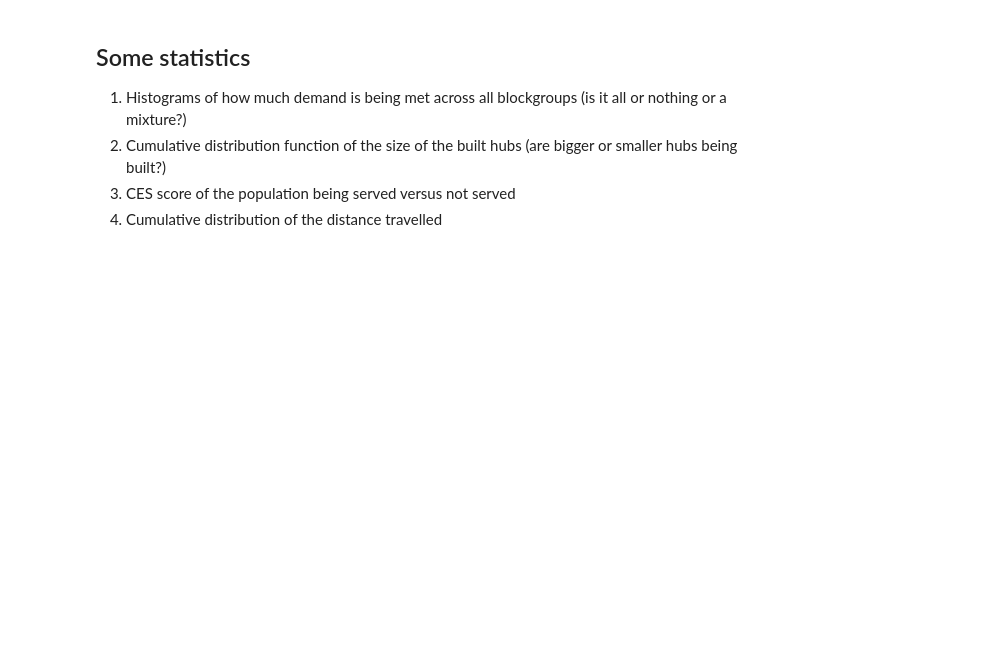
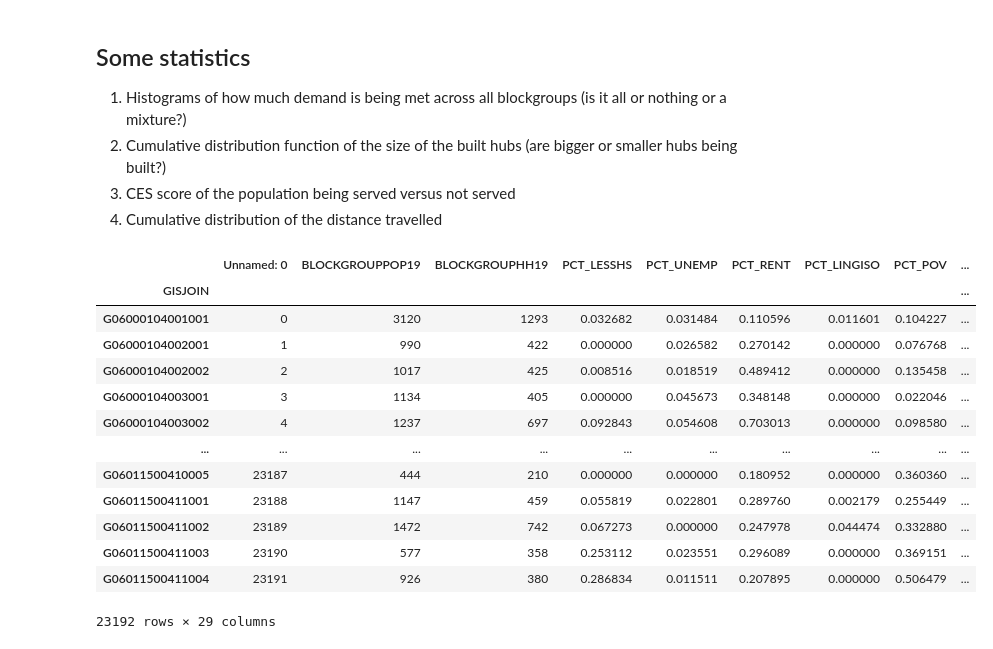
Before and after one commit to PSEHE/sgc-deployment-scenarios, a Jupyter notebook: demand_max.ipynb, the cells around one changed output. Saved outputs shown, nothing was run; the diff lists cells and outputs as text; code cells hidden in the pictures; blank space fills up the shorter version.

```diff
--- a/demand_max.ipynb
+++ b/demand_max.ipynb
@@ -205,5 +225,24 @@ fig_map.show()
 2. Cumulative distribution function of the size of the built hubs (are bigger or smaller hubs being built?)
 3. CES score of the population being served versus not served
 4. Cumulative distribution of the distance travelled
+# %%
+# blockgroup_df_local
+bg_ces_df
+# = blockgroup_df_local.merge(bg_ces_df,on="GISJOIN")
+# %% [output]
+|  | Unnamed: 0 | BLOCKGROUPPOP19 | BLOCKGROUPHH19 | PCT_LESSHS | PCT_UNEMP | PCT_RENT | PCT_LINGISO | PCT_POV | ... |
+| GISJOIN |  |  |  |  |  |  |  |  | ... |
+| G06000104001001 | 0 | 3120 | 1293 | 0.032682 | 0.031484 | 0.110596 | 0.011601 | 0.104227 | ... |
+| G06000104002001 | 1 | 990 | 422 | 0.000000 | 0.026582 | 0.270142 | 0.000000 | 0.076768 | ... |
+| G06000104002002 | 2 | 1017 | 425 | 0.008516 | 0.018519 | 0.489412 | 0.000000 | 0.135458 | ... |
+| G06000104003001 | 3 | 1134 | 405 | 0.000000 | 0.045673 | 0.348148 | 0.000000 | 0.022046 | ... |
+| G06000104003002 | 4 | 1237 | 697 | 0.092843 | 0.054608 | 0.703013 | 0.000000 | 0.098580 | ... |
+| ... | ... | ... | ... | ... | ... | ... | ... | ... | ... |
+| G06011500410005 | 23187 | 444 | 210 | 0.000000 | 0.000000 | 0.180952 | 0.000000 | 0.360360 | ... |
+| G06011500411001 | 23188 | 1147 | 459 | 0.055819 | 0.022801 | 0.289760 | 0.002179 | 0.255449 | ... |
+| G06011500411002 | 23189 | 1472 | 742 | 0.067273 | 0.000000 | 0.247978 | 0.044474 | 0.332880 | ... |
+| G06011500411003 | 23190 | 577 | 358 | 0.253112 | 0.023551 | 0.296089 | 0.000000 | 0.369151 | ... |
+| G06011500411004 | 23191 | 926 | 380 | 0.286834 | 0.011511 | 0.207895 | 0.000000 | 0.506479 | ... |
+23192 rows × 29 columns
 # %%
 import matplotlib.pyplot as plt
```
Also changed, not shown: parts of 12 cells of this notebook, 3 other files.
